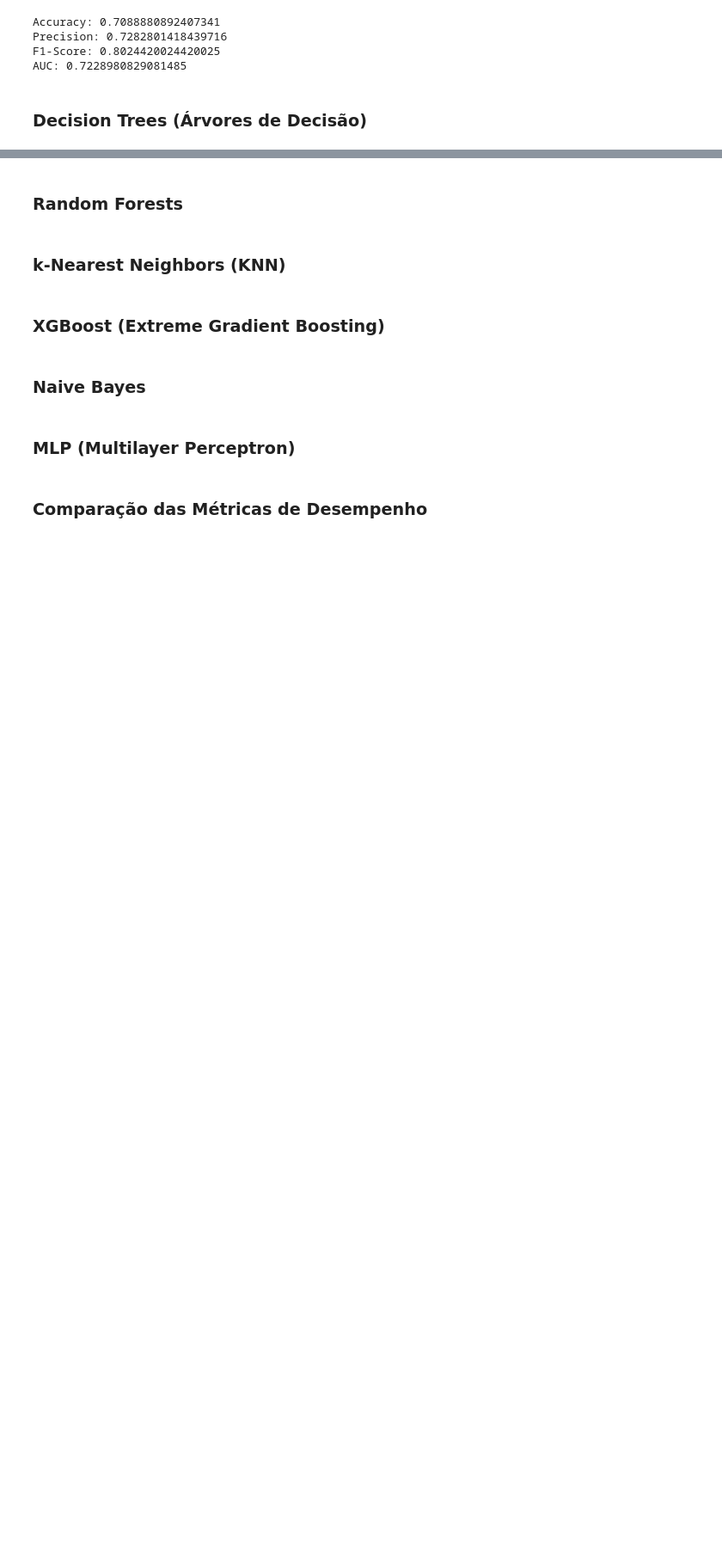
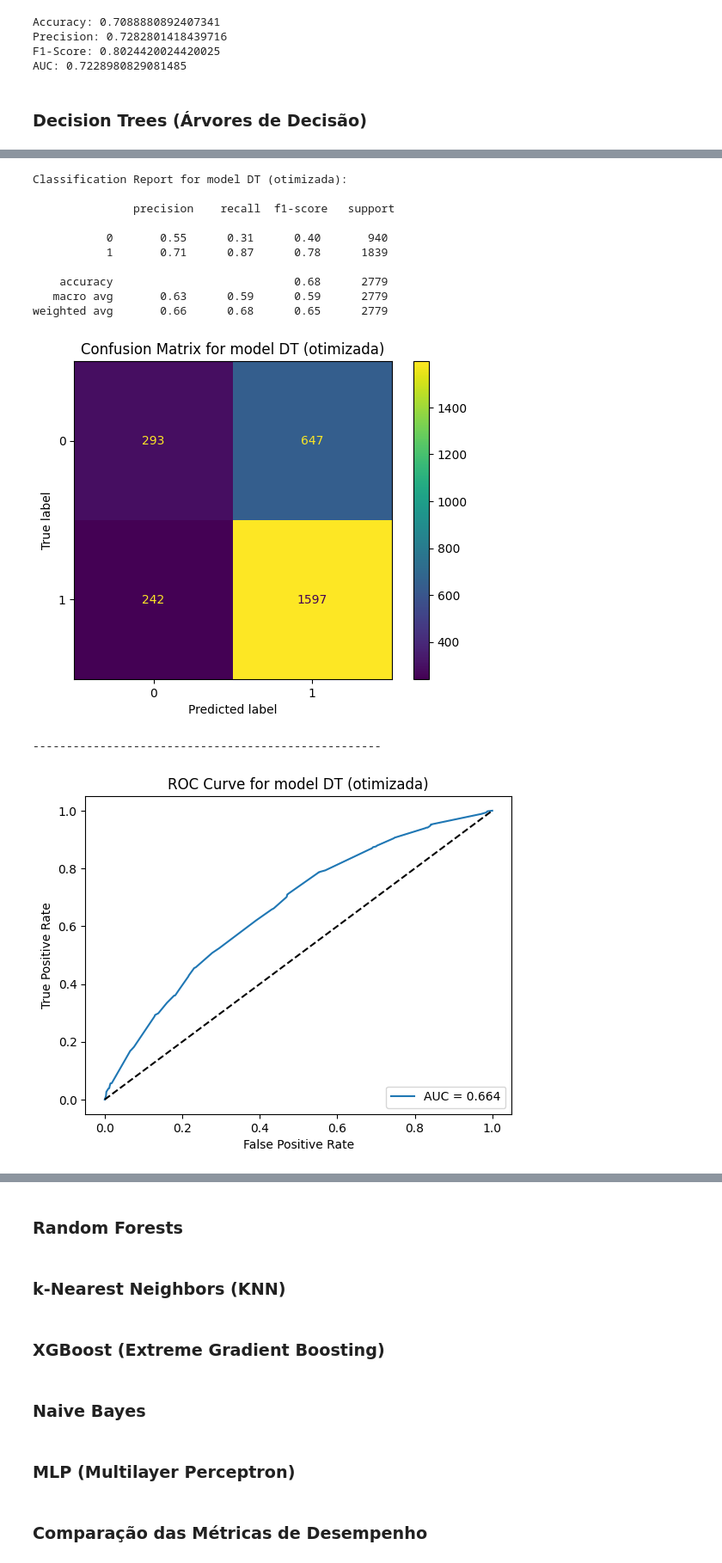
Before and after one commit to CBenini07/TCC, a Jupyter notebook: TCC_Aplicacao_modelos.ipynb, the cells around one changed output, grey strips where cells are left out. Shown at 86% size. Cells and saved outputs as stored; diff of their text form; code cells hidden in the pictures; blank space fills up the shorter version.

Commit message:
Adição do modelo Decision Tree e melhora na documentação.

```diff
--- a/TCC_Aplicacao_modelos.ipynb
+++ b/TCC_Aplicacao_modelos.ipynb
@@ -543,0 +605,24 @@ AUC: 0.7228980829081485
+# %%
+# Validação do Modelo
+acc, prec, f1_sc, auc_score = evaluate(y_test, y_pred, y_scores, 'DT (otimizada)')
+result.loc[2] = ['DT (otimizada)', acc, prec, f1_sc, auc_score]
+
+# Exibe métricas
+print('Accuracy:', acc)
+print('Precision:', prec)
+print('F1-Score:', f1_sc)
+print('AUC:', auc_score)
+# %% [output]
+Classification Report for model DT (otimizada):
+
+               precision    recall  f1-score   support
+
+           0       0.55      0.31      0.40       940
+           1       0.71      0.87      0.78      1839
+
+    accuracy                           0.68      2779
+   macro avg       0.63      0.59      0.59      2779
+weighted avg       0.66      0.68      0.65      2779
+[figure, added]
+----------------------------------------------------
+[figure, added]
```
Also changed, not shown: parts of 9 cells of this notebook, 1 other file.
